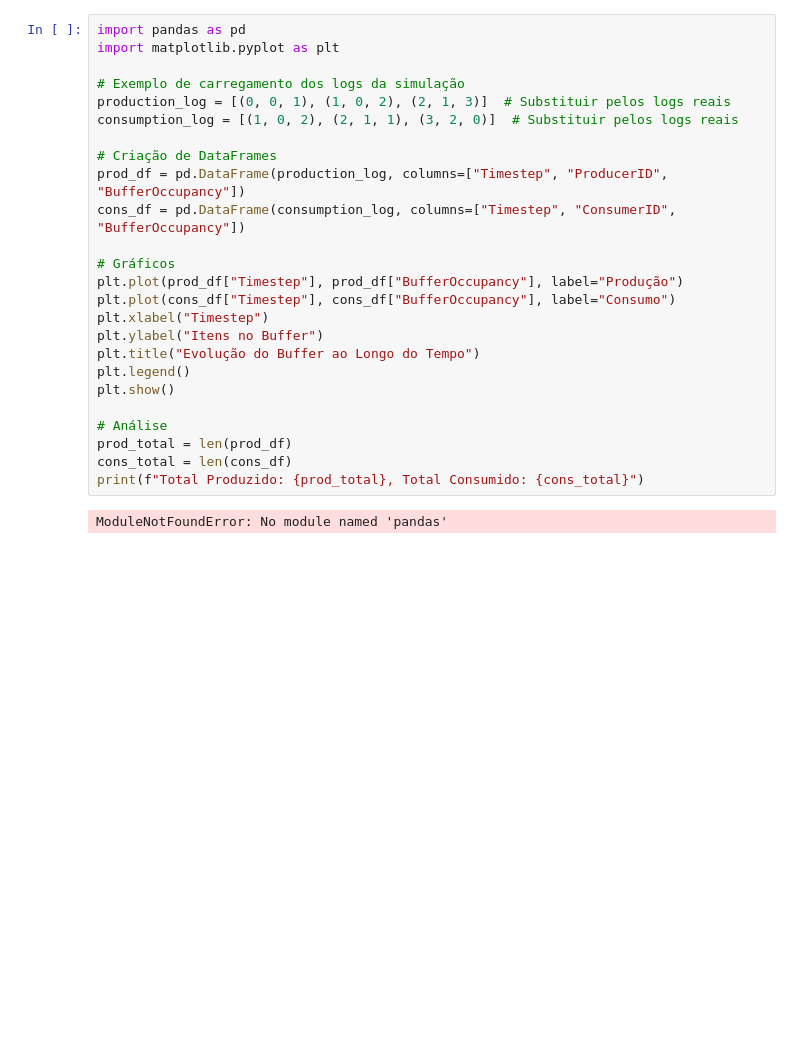
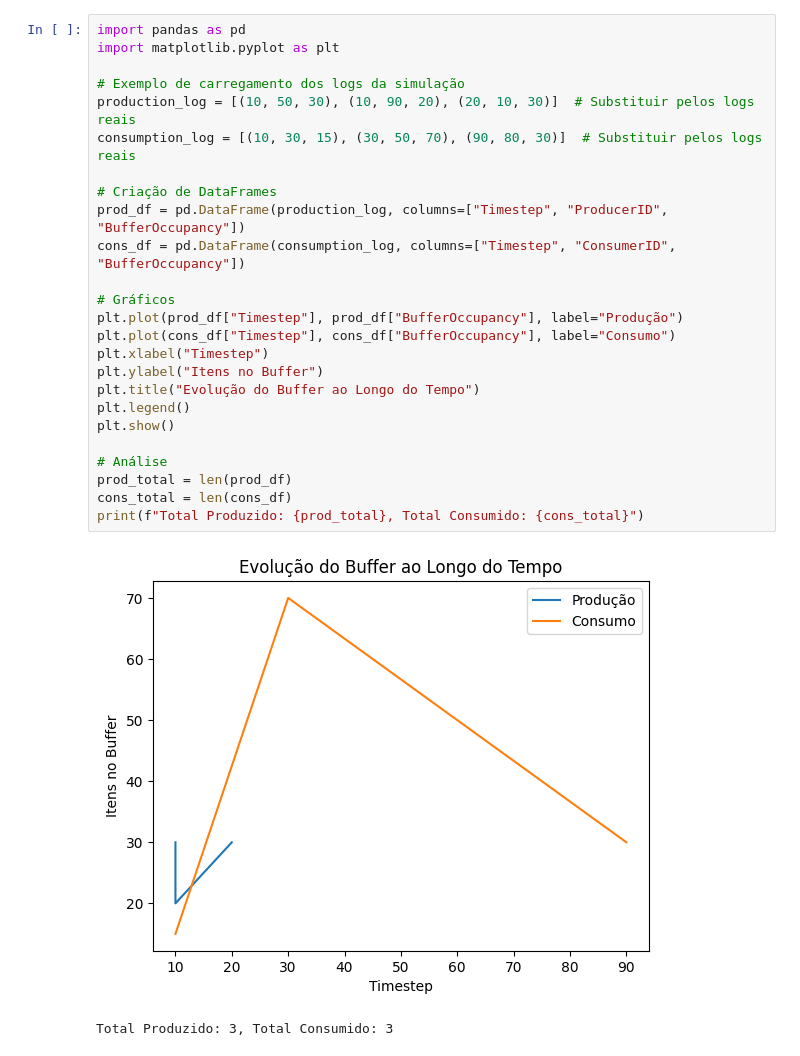
Before and after one commit to JoaoHenrique32/Miniprojeto2_SD, a Jupyter notebook: analysis.ipynb, the cells around one changed output. Saved outputs shown, nothing was run; the diff lists cells and outputs as text; blank space fills up the shorter version.

```diff
--- a/analysis.ipynb
+++ b/analysis.ipynb
@@ -1,27 +1,28 @@
 # %%
 import pandas as pd
 import matplotlib.pyplot as plt
 
 # Exemplo de carregamento dos logs da simulação
-production_log = [(0, 0, 1), (1, 0, 2), (2, 1, 3)]  # Substituir pelos logs reais
-consumption_log = [(1, 0, 2), (2, 1, 1), (3, 2, 0)]  # Substituir pelos logs reais
+production_log = [(10, 50, 30), (10, 90, 20), (20, 10, 30)]  # Substituir pelos logs reais
+consumption_log = [(10, 30, 15), (30, 50, 70), (90, 80, 30)]  # Substituir pelos logs reais
 
 # Criação de DataFrames
 prod_df = pd.DataFrame(production_log, columns=["Timestep", "ProducerID", "BufferOccupancy"])
 cons_df = pd.DataFrame(consumption_log, columns=["Timestep", "ConsumerID", "BufferOccupancy"])
 
 # Gráficos
 plt.plot(prod_df["Timestep"], prod_df["BufferOccupancy"], label="Produção")
 plt.plot(cons_df["Timestep"], cons_df["BufferOccupancy"], label="Consumo")
 plt.xlabel("Timestep")
 plt.ylabel("Itens no Buffer")
 plt.title("Evolução do Buffer ao Longo do Tempo")
 plt.legend()
 plt.show()
 
 # Análise
 prod_total = len(prod_df)
 cons_total = len(cons_df)
 print(f"Total Produzido: {prod_total}, Total Consumido: {cons_total}")
 # %% [output]
+[figure, added]
-ModuleNotFoundError: No module named 'pandas'
+Total Produzido: 3, Total Consumido: 3
```
Also changed, not shown: 1 other file.
